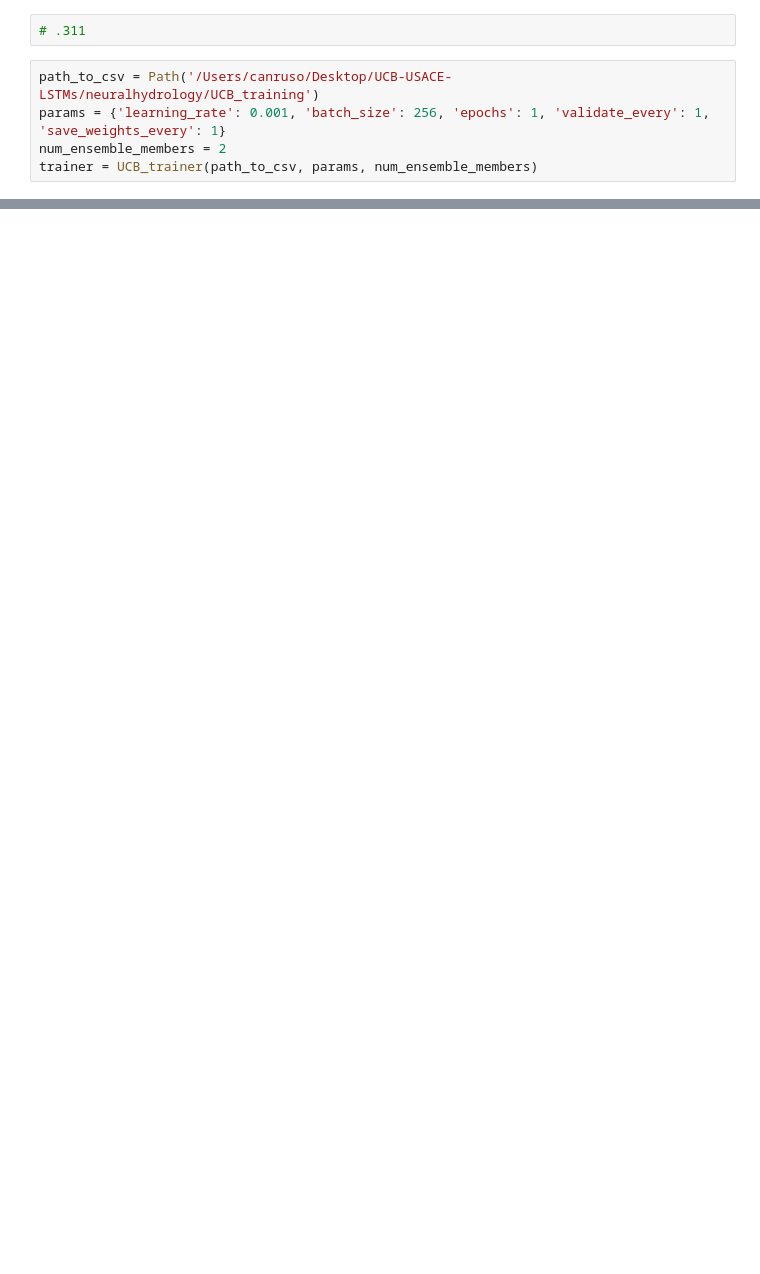
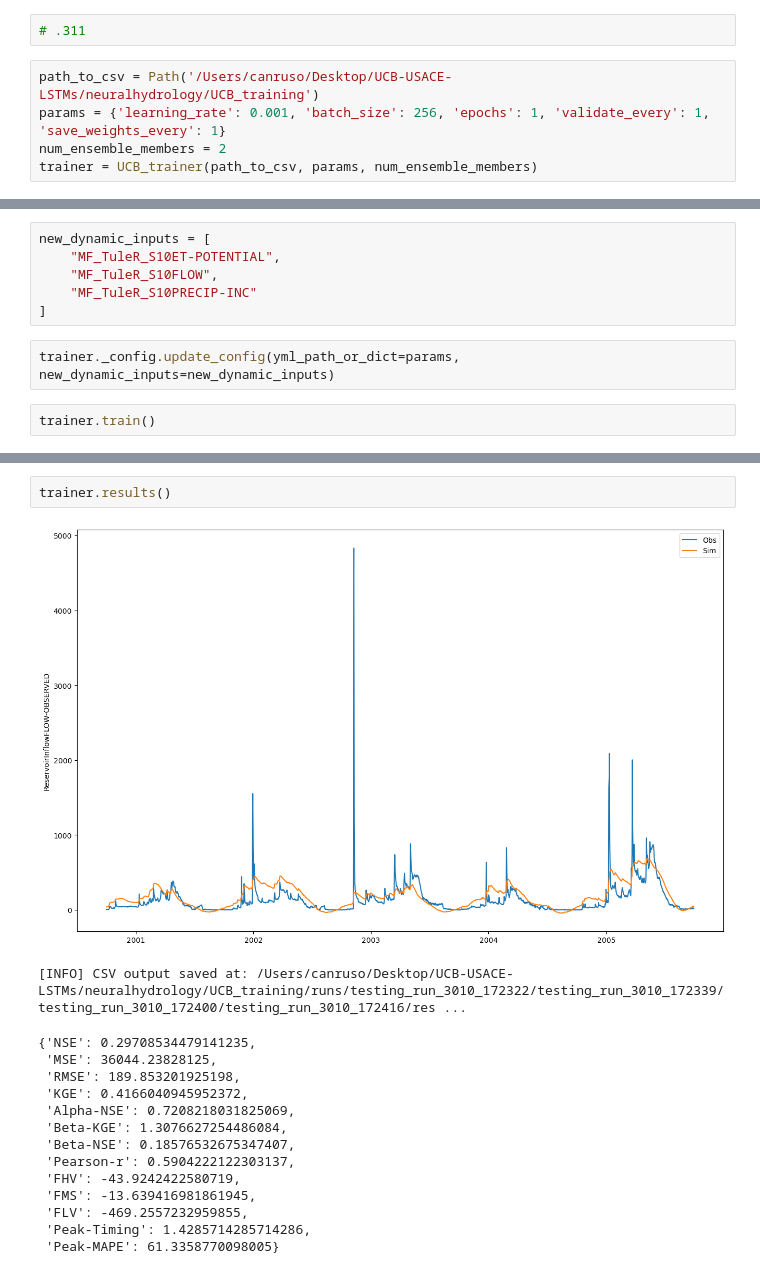
Before and after one commit to evanr1232/UCB-USACE-LSTMs, a Jupyter notebook: neuralhydrology/UCB_training/testing_notebook.ipynb, the cells around one changed output, grey strips where cells are left out. Saved outputs shown, nothing was run; the diff lists cells and outputs as text; blank space fills up the shorter version.

Commit message:
update config file to add training parameter selection functionality

```diff
--- a/neuralhydrology/UCB_training/testing_notebook.ipynb
+++ b/neuralhydrology/UCB_training/testing_notebook.ipynb
@@ -122,0 +125,10 @@ trainer._plot_month_of_year_average()
+# %%
+new_dynamic_inputs = [
+    "MF_TuleR_S10ET-POTENTIAL",
+    "MF_TuleR_S10FLOW",
+    "MF_TuleR_S10PRECIP-INC"
+]
+# %%
+trainer._config.update_config(yml_path_or_dict=params, new_dynamic_inputs=new_dynamic_inputs)
+# %%
+trainer.train()
@@ -122,0 +160,18 @@ trainer._plot_month_of_year_average()
+# %%
+trainer.results()
+# %% [output]
+[figure, added]
+[INFO] CSV output saved at: /Users/canruso/Desktop/UCB-USACE-LSTMs/neuralhydrology/UCB_training/runs/testing_run_3010_172322/testing_run_3010_172339/testing_run_3010_172400/testing_run_3010_172416/res ...
+{'NSE': 0.29708534479141235,
+ 'MSE': 36044.23828125,
+ 'RMSE': 189.853201925198,
+ 'KGE': 0.4166040945952372,
+ 'Alpha-NSE': 0.7208218031825069,
+ 'Beta-KGE': 1.3076627254486084,
+ 'Beta-NSE': 0.18576532675347407,
+ 'Pearson-r': 0.5904222122303137,
+ 'FHV': -43.9242422580719,
+ 'FMS': -13.639416981861945,
+ 'FLV': -469.2557232959855,
+ 'Peak-Timing': 1.4285714285714286,
+ 'Peak-MAPE': 61.3358770098005}
```
Also changed, not shown: parts of 10 cells of this notebook, 1 other file.
